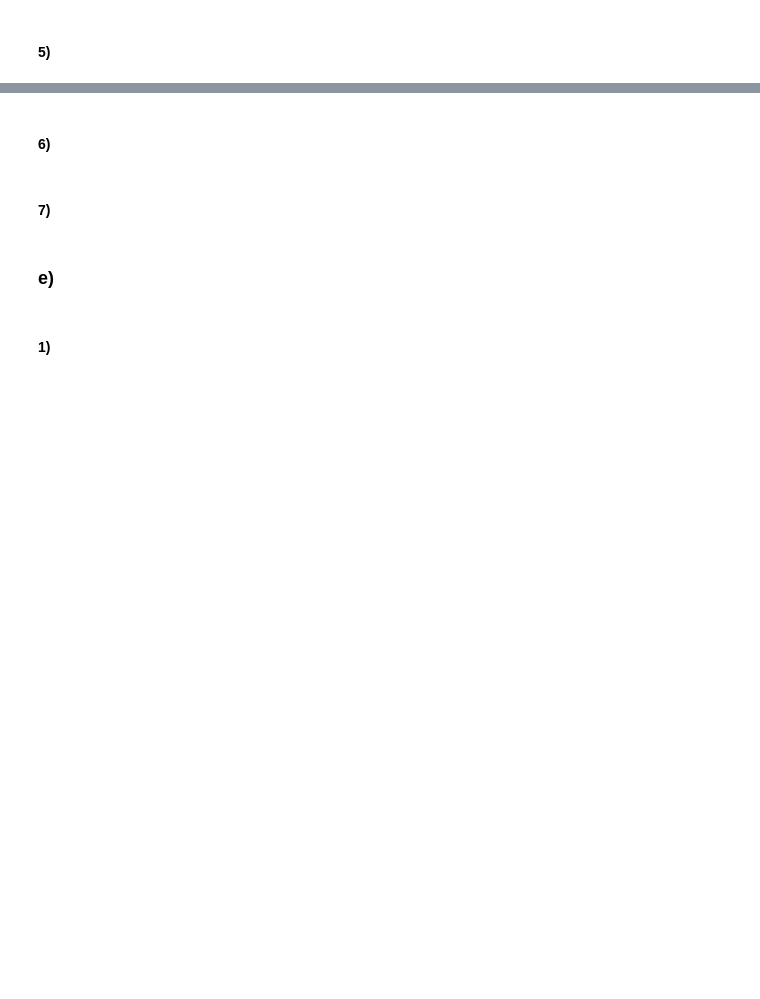
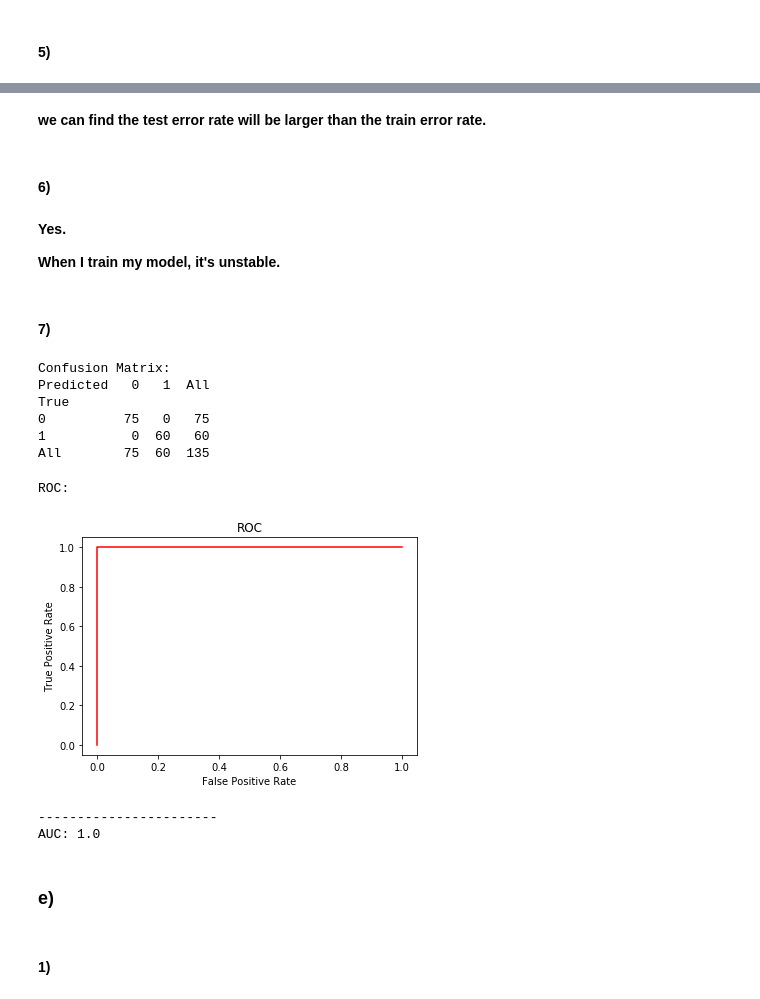
Before and after one commit to destiny301/INF552_hw3, a Jupyter notebook: notebook/Tianyi_Zhang_hw3.ipynb, the cells around one changed output, grey strips where cells are left out. Cells and saved outputs as stored; diff of their text form; code cells hidden in the pictures; blank space fills up the shorter version.

```diff
--- a/notebook/Tianyi_Zhang_hw3.ipynb
+++ b/notebook/Tianyi_Zhang_hw3.ipynb
@@ -346,2 +469,5 @@ MissingDataError: exog contains inf or nans
 # %% [markdown]
 #### 5)
+# %%
+bestL = 1
+features = ['mean(1)', '3rd quart(1)', 'max(2)', 'min(3)', 'median(3)', '1st quart(3)', 'min(5)', 'max(5)', 'mean(5)', '1st quart(5)', '3rd quart(5)']
@@ -348,4 +507,10 @@ MissingDataError: exog contains inf or nans
+# %% [markdown]
+**we can find the test error rate will be larger than the train error rate.**
 # %% [markdown]
 #### 6)
+# %% [markdown]
+**Yes.**
+
+**When I train my model, it's unstable.**
 # %% [markdown]
 #### 7)
@@ -352,3 +544,48 @@ MissingDataError: exog contains inf or nans
+# %%
+bending = stat_features[features][stat_features.label == 1]
+non_bending = stat_features[features][stat_features.label == 0]
+
+
+bs_bending = resample(bending, replace=True, n_samples=60)
+re_dataset = pd.concat([non_bending, bs_bending])
+
+x = re_dataset[list(re_dataset.columns.values)[:-1]]
+y = re_dataset['label']
+# print(x.shape)
+# %%
+re_logitModel = LogisticRegression()
+re_logitModel.fit(x, y)
+re_prediction = re_logitModel.predict(x)
+confusion_matrix = pd.crosstab(y, re_prediction, rownames=['True'], colnames=['Predicted'], margins=True)
+print("Confusion Matrix:")
+print(confusion_matrix)
+# %% [output]
+Confusion Matrix:
+Predicted   0   1  All
+True
+0          75   0   75
+1           0  60   60
+All        75  60  135
+# %%
+fp, tp, thresholds = roc_curve(y, re_prediction)
+area = auc(fp, tp)
+
+print("ROC:")
+plt.plot(fp, tp, color='red')
+plt.plot([0, 1], [0, 1], 'k--')
+
+plt.xlabel('False Positive Rate')
+plt.ylabel('True Positive Rate')
+plt.title('ROC curve')
+plt.show()
+
+print("-----------------------")
+print("AUC:", area)
+# %% [output]
+ROC:
+[figure, added]
+-----------------------
+AUC: 1.0
 # %% [markdown]
 ### e)
 # %% [markdown]
```
Also changed, not shown: parts of 44 cells of this notebook, 1 other file.
